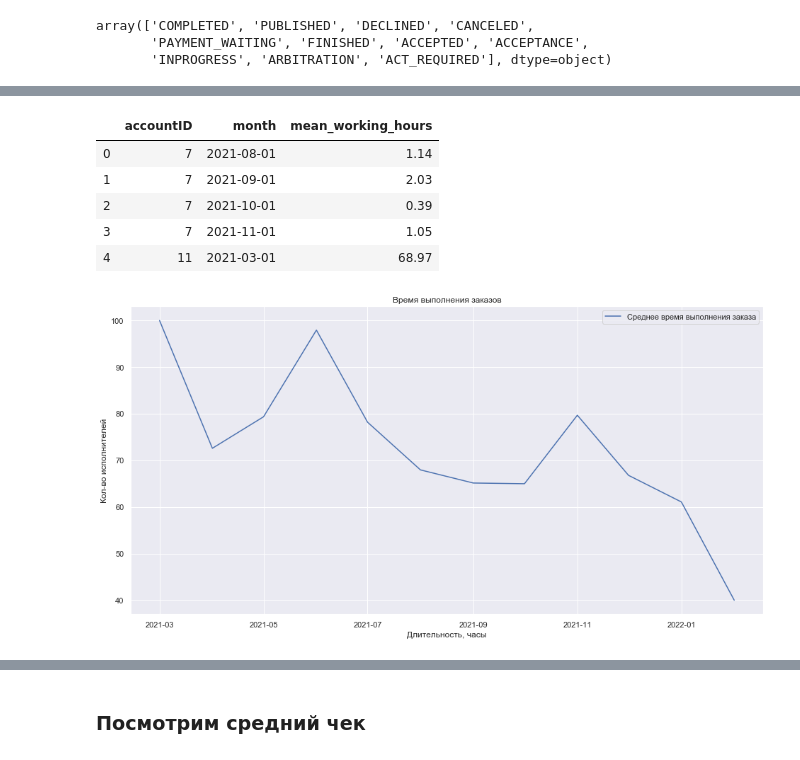
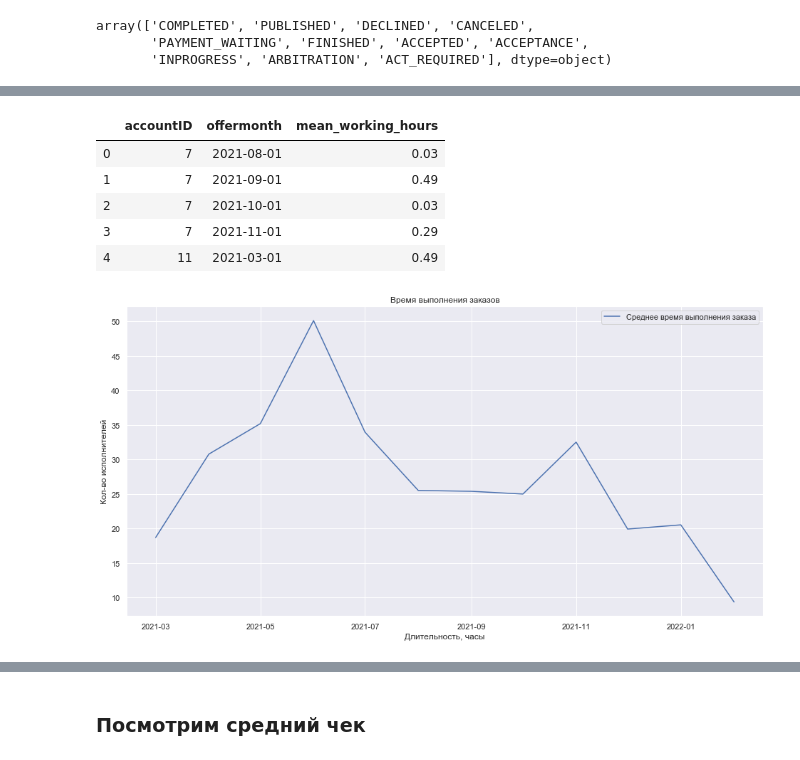
Before and after one commit to Kargot555/qugo_jobs, a Jupyter notebook: 02_2022/analis_20-01-2022.ipynb, the cells around one changed output, grey strips where cells are left out. Saved outputs shown, nothing was run; the diff lists cells and outputs as text; code cells hidden in the pictures.

```diff
--- a/02_2022/analis_20-01-2022.ipynb
+++ b/02_2022/analis_20-01-2022.ipynb
@@ -1904,0 +1941,4 @@ jobOffers.query('jobID == 156651')
+# %%
+# присоединим дату отклика и выполнения заказа к таблице с заказами
+jobs_time = jobs.merge(offers_end[['jobID','finishExecuteDate','finishExecuteDay','offercreateDate','offercreateDay','cancelDate']],
+                                   left_on='id', right_on='jobID')
@@ -1905,7 +2022,8 @@ jobOffers.query('jobID == 156651')
 # %%
 # посчитаем время, затраченное на выполнение каждого заказа
+# отнимем от finishExecuteDate offercreateDate
 jobs_time['working_hours'] = (
-    jobs_time['paymentDate'] - jobs_time['createDate']
+    jobs_time['finishExecuteDate'] - jobs_time['offercreateDate']
 ).dt.total_seconds()/3600
 # %%
 jobs_time.head()
@@ -1946,9 +2094,9 @@ plt.show()
 # %%
 # выделим месяц из даты начала задания. Будем счиать по ним, сколько тратится времени на задания по каждому заказчику
-jobs_time['month'] = jobs_time['createDate'].dt.strftime('%Y-%m')
+jobs_time['offermonth'] = jobs_time['offercreateDate'].dt.strftime('%Y-%m')
 
 # сразу приведём в формату даты, чтобы легче было графики строить
-jobs_time['month'] = pd.to_datetime(jobs_time['month'], format="%Y-%m")
+jobs_time['offermonth'] = pd.to_datetime(jobs_time['offermonth'], format="%Y-%m")
 jobs_time.head()
 # %% [output]
 |  | id | createDate | updateDate | title | stateID | accountID | companyDetailsName | workmanID | price | ... |
@@ -1960,25 +2108,26 @@ jobs_time.head()
 # %%
-jobs_time_acc = jobs_time.groupby(['accountID','month'])['working_hours'].mean().reset_index()
+# сгруппируем по аккаунту и месяцу и посчитаем среднее значение
+jobs_time_acc = jobs_time.groupby(['accountID','offermonth'])['working_hours'].mean().reset_index()
 jobs_time_acc = jobs_time_acc.rename(columns={'working_hours':'mean_working_hours'})
 jobs_time_acc.head()
 # %% [output]
-|  | accountID | month | mean_working_hours |
-| 0 | 7 | 2021-08-01 | 1.14 |
-| 1 | 7 | 2021-09-01 | 2.03 |
-| 2 | 7 | 2021-10-01 | 0.39 |
-| 3 | 7 | 2021-11-01 | 1.05 |
-| 4 | 11 | 2021-03-01 | 68.97 |
+|  | accountID | offermonth | mean_working_hours |
+| 0 | 7 | 2021-08-01 | 0.03 |
+| 1 | 7 | 2021-09-01 | 0.49 |
+| 2 | 7 | 2021-10-01 | 0.03 |
+| 3 | 7 | 2021-11-01 | 0.29 |
+| 4 | 11 | 2021-03-01 | 0.49 |
 # %%
 plt.figure(figsize=(16,8))
 sns.lineplot(data=jobs_time_acc.query('accountID == 15'),
-            x='month',
+            x='offermonth',
             y='mean_working_hours',
             label='Среднее время выполнения заказа'
            )
 plt.title('Время выполнения заказов')
 plt.ylabel('Кол-во исполнителей')
 plt.xlabel('Длительность, часы')
 plt.legend(loc='upper right')
 plt.show()
 # %% [output]
-[figure, old version]
+[figure, new version]
```
Also changed, not shown: parts of 63 cells of this notebook.
